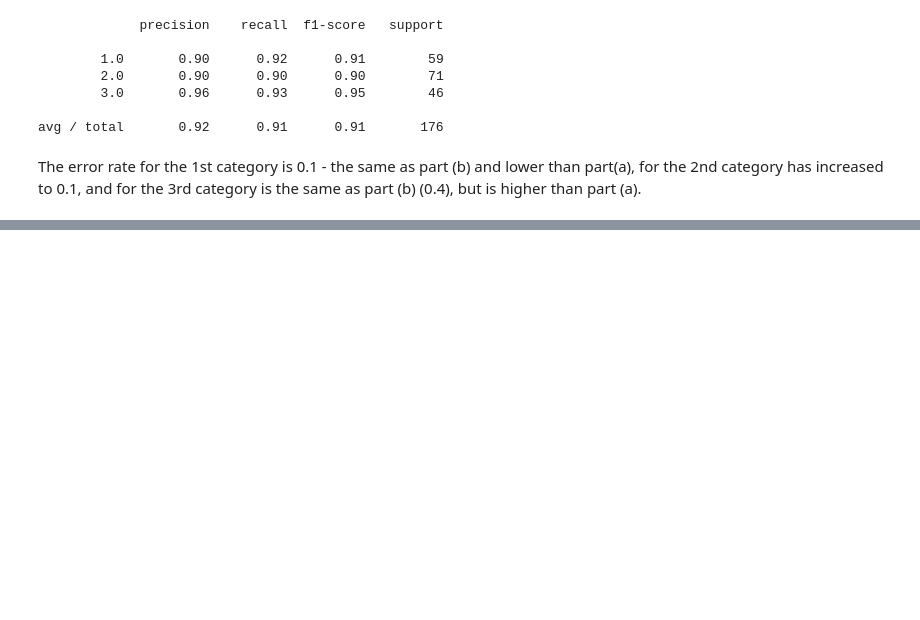
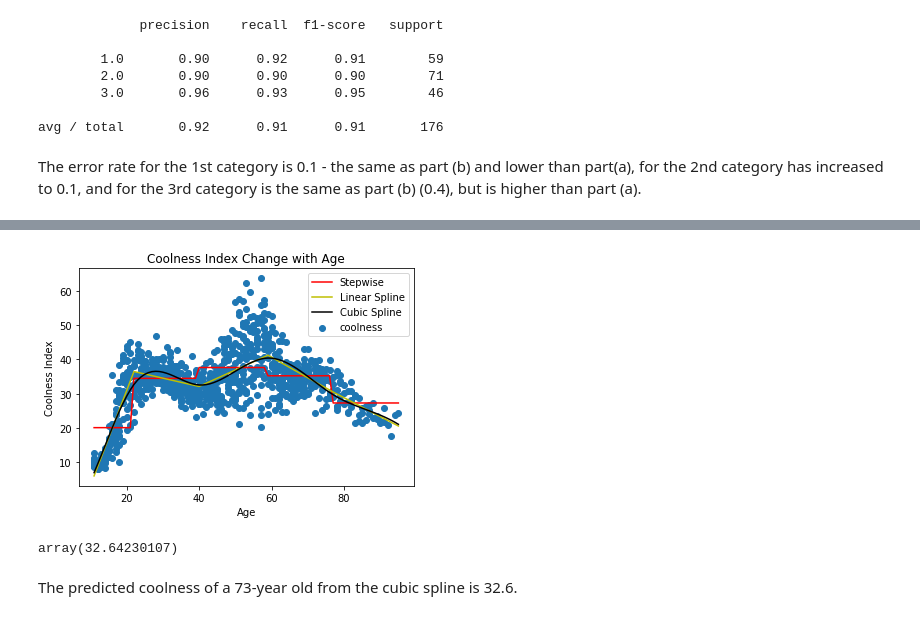
Before and after one commit to UC-MACSS/persp-model-econ_W19, a Jupyter notebook: ProblemSets/PS7/PS7.ipynb, the cells around one changed output, grey strips where cells are left out. Cells and saved outputs as stored; diff of their text form; code cells hidden in the pictures; blank space fills up the shorter version.

```diff
--- a/ProblemSets/PS7/PS7.ipynb
+++ b/ProblemSets/PS7/PS7.ipynb
@@ -158,0 +253,18 @@ The error rate for the 1st category is 0.1 - the same as part (b) and lower than
+# %%
+plt.scatter(cool['age'], cool['coolness'])
+plt.plot(cool['age'], reg.predict(), color = 'r', label = 'Stepwise')
+plt.plot(c2['age'], lin_spline(c2['age']), color = 'y', label = 'Linear Spline')
+plt.plot(c2['age'], cubic_spline(c2['age']), color = 'k', label = 'Cubic Spline')
+plt.legend()
+plt.xlabel('Age')
+plt.ylabel('Coolness Index')
+plt.title('Coolness Index Change with Age')
+plt.show()
+# %% [output]
+[figure, added]
+# %%
+cubic_spline(73)
+# %% [output]
+array(32.64230107)
+# %% [markdown]
+The predicted coolness of a 73-year old from the cubic spline is 32.6.
```
Also changed, not shown: parts of 18 cells of this notebook.
